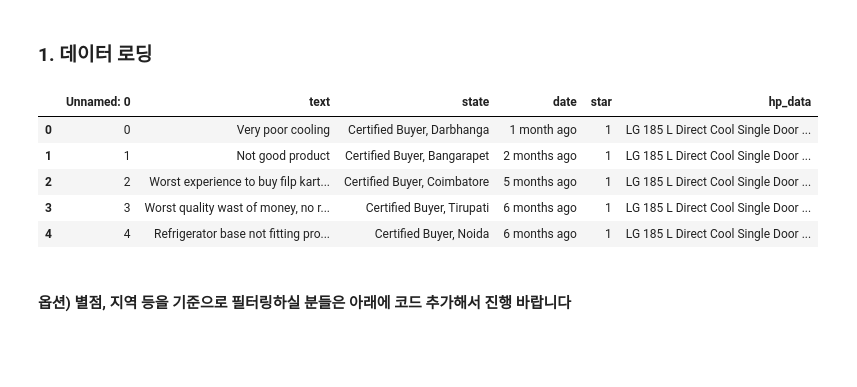
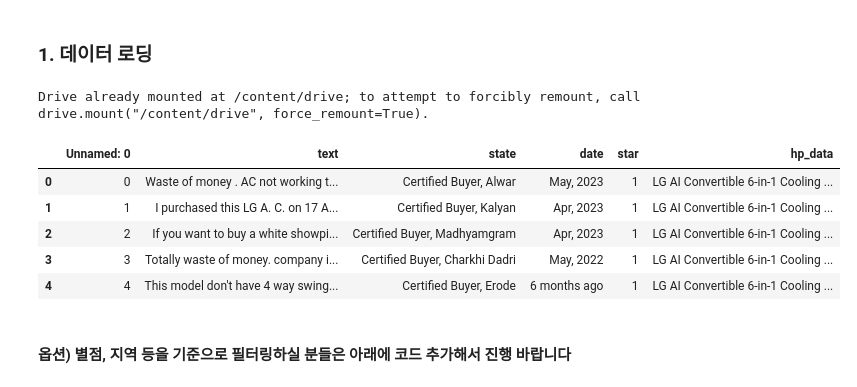
Before and after one commit to thatisme/LDA-Workspace, a Jupyter notebook: LDA analysis.ipynb, the cells around one changed output. Saved outputs shown, nothing was run; the diff lists cells and outputs as text; code cells hidden in the pictures; blank space fills up the shorter version.

```diff
--- a/LDA analysis.ipynb
+++ b/LDA analysis.ipynb
@@ -68,17 +93,22 @@ pd.set_option('display.max_columns', None) # Pandas 전체 열 확인
 pd.set_option('display.max_rows', None) # Pandas 전체 행 확인
 # %% [markdown]
 ### 1. 데이터 로딩
+# %%
+from google.colab import drive
+drive.mount('/content/drive')
+# %% [output]
+Drive already mounted at /content/drive; to attempt to forcibly remount, call drive.mount("/content/drive", force_remount=True).
 # %%
-df = pd.read_csv("./LDA-Workspace/1. Data/Flipkart/df_LG_refri.csv") # 로드할 데이터의 (상대 or 절대) 경로를 지정
+df = pd.read_csv("/content/drive/MyDrive/Colab Notebooks/LG전자 DX SCHOOL/LDA-Workspace/1. Data/Flipkart/df_LG_airconditioner.csv") # 로드할 데이터의 (상대 or 절대) 경로를 지정
 # df = pd.read_csv("./1. Data/Amazon/Amazon_LG_TV_review.csv") # 로드할 데이터의 (상대 or 절대) 경로를 지정
 df.head()
 # %% [output]
 |  | Unnamed: 0 | text | state | date | star | hp_data |
-| 0 | 0 | Very poor cooling | Certified Buyer, Darbhanga | 1 month ago | 1 | LG 185 L Direct Cool Single Door ... |
-| 1 | 1 | Not good product | Certified Buyer, Bangarapet | 2 months ago | 1 | LG 185 L Direct Cool Single Door ... |
-| 2 | 2 | Worst experience to buy filp kart... | Certified Buyer, Coimbatore | 5 months ago | 1 | LG 185 L Direct Cool Single Door ... |
-| 3 | 3 | Worst quality wast of money, no r... | Certified Buyer, Tirupati | 6 months ago | 1 | LG 185 L Direct Cool Single Door ... |
-| 4 | 4 | Refrigerator base not fitting pro... | Certified Buyer, Noida | 6 months ago | 1 | LG 185 L Direct Cool Single Door ... |
+| 0 | 0 | Waste of money . AC not working t... | Certified Buyer, Alwar | May, 2023 | 1 | LG AI Convertible 6-in-1 Cooling ... |
+| 1 | 1 | I purchased this LG A. C. on 17 A... | Certified Buyer, Kalyan | Apr, 2023 | 1 | LG AI Convertible 6-in-1 Cooling ... |
+| 2 | 2 | If you want to buy a white showpi... | Certified Buyer, Madhyamgram | Apr, 2023 | 1 | LG AI Convertible 6-in-1 Cooling ... |
+| 3 | 3 | Totally waste of money. company i... | Certified Buyer, Charkhi Dadri | May, 2022 | 1 | LG AI Convertible 6-in-1 Cooling ... |
+| 4 | 4 | This model don't have 4 way swing... | Certified Buyer, Erode | 6 months ago | 1 | LG AI Convertible 6-in-1 Cooling ... |
 # %% [markdown]
 #### 옵션) 별점, 지역 등을 기준으로 필터링하실 분들은 아래에 코드 추가해서 진행 바랍니다
 # %%
```
Also changed, not shown: parts of 43 cells of this notebook, 15 other files.
